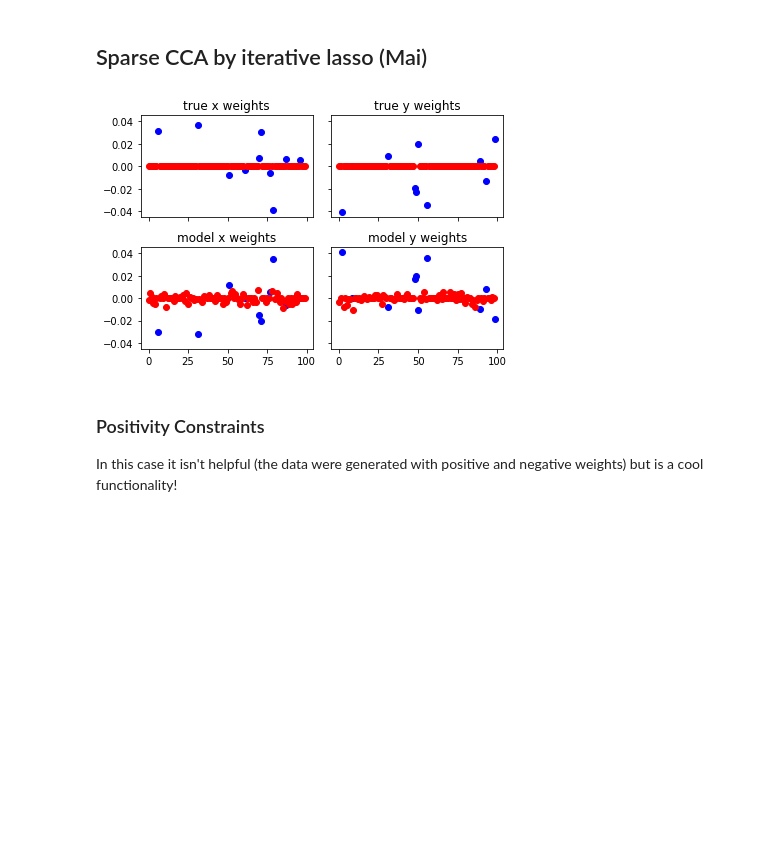
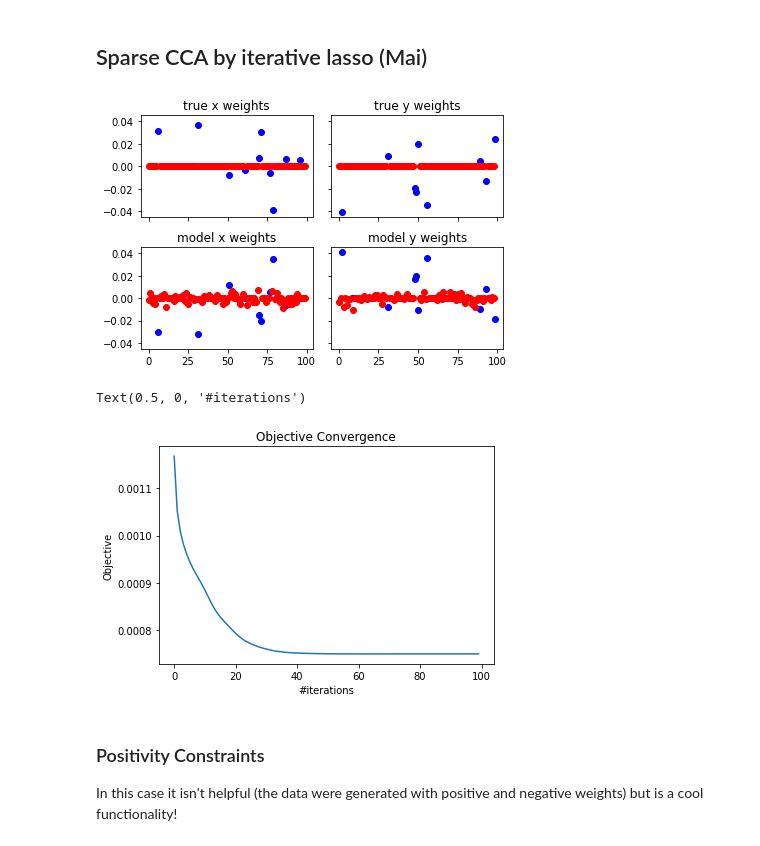
Before and after one commit to jameschapman19/cca_zoo, a Jupyter notebook: cca_zoo_sparsity.ipynb, the cells around one changed output. Cells and saved outputs as stored; diff of their text form; code cells hidden in the pictures; blank space fills up the shorter version.

```diff
--- a/cca_zoo_sparsity.ipynb
+++ b/cca_zoo_sparsity.ipynb
@@ -138,10 +151,19 @@ pmd.cv_results_table
 # %%
 #fit a scca model
 scca=SCCA(c=[1e-3,1e-3]).fit(X,Y)
 
 plot_model_weights(scca.weights_list[0],scca.weights_list[1],tx,ty)
+
+#Convergence
+plt.figure()
+plt.title('Objective Convergence')
+plt.plot(np.array(scca.objective).T)
+plt.ylabel('Objective')
+plt.xlabel('#iterations')
 # %% [output]
 [figure]
+Text(0.5, 0, '#iterations')
+[figure, added]
 # %% [markdown]
 ### Positivity Constraints
 In this case it isn't helpful (the data were generated with positive and negative weights) but is a cool functionality!
```
Also changed, not shown: parts of 6 cells of this notebook.
